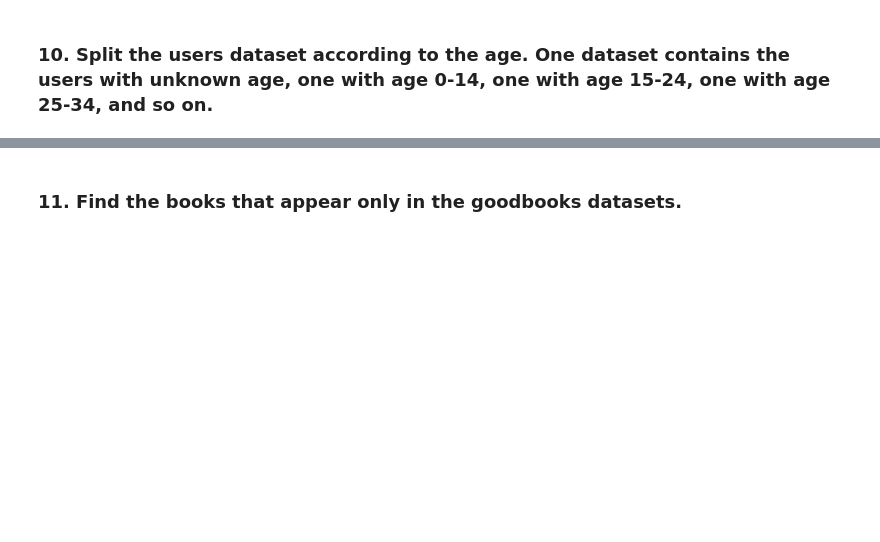
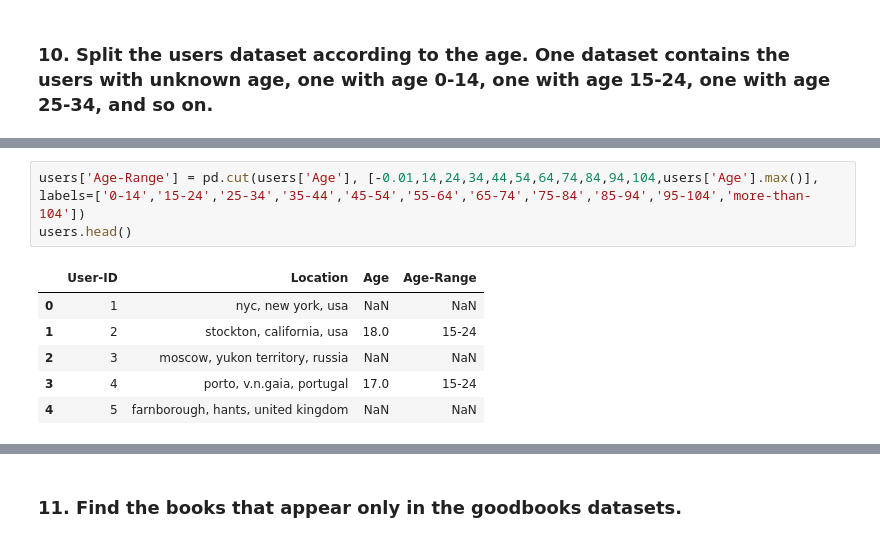
Before and after one commit to lucasammarini/FCSProject-Sammarini-TarolliBrame, a Jupyter notebook: progetto-2021.ipynb, the cells around one changed output, grey strips where cells are left out. Cells and saved outputs as stored; diff of their text form; blank space fills up the shorter version.

```diff
--- a/progetto-2021.ipynb
+++ b/progetto-2021.ipynb
@@ -337,0 +369,10 @@ Name: shared_number_of_reviews_with_a_text, dtype: float64
+# %%
+users['Age-Range'] = pd.cut(users['Age'], [-0.01,14,24,34,44,54,64,74,84,94,104,users['Age'].max()], labels=['0-14','15-24','25-34','35-44','45-54','55-64','65-74','75-84','85-94','95-104','more-than-104'])
+users.head()
+# %% [output]
+|  | User-ID | Location | Age | Age-Range |
+| 0 | 1 | nyc, new york, usa | NaN | NaN |
+| 1 | 2 | stockton, california, usa | 18.0 | 15-24 |
+| 2 | 3 | moscow, yukon territory, russia | NaN | NaN |
+| 3 | 4 | porto, v.n.gaia, portugal | 17.0 | 15-24 |
+| 4 | 5 | farnborough, hants, united kingdom | NaN | NaN |
```
Also changed, not shown: parts of 8 cells of this notebook.
